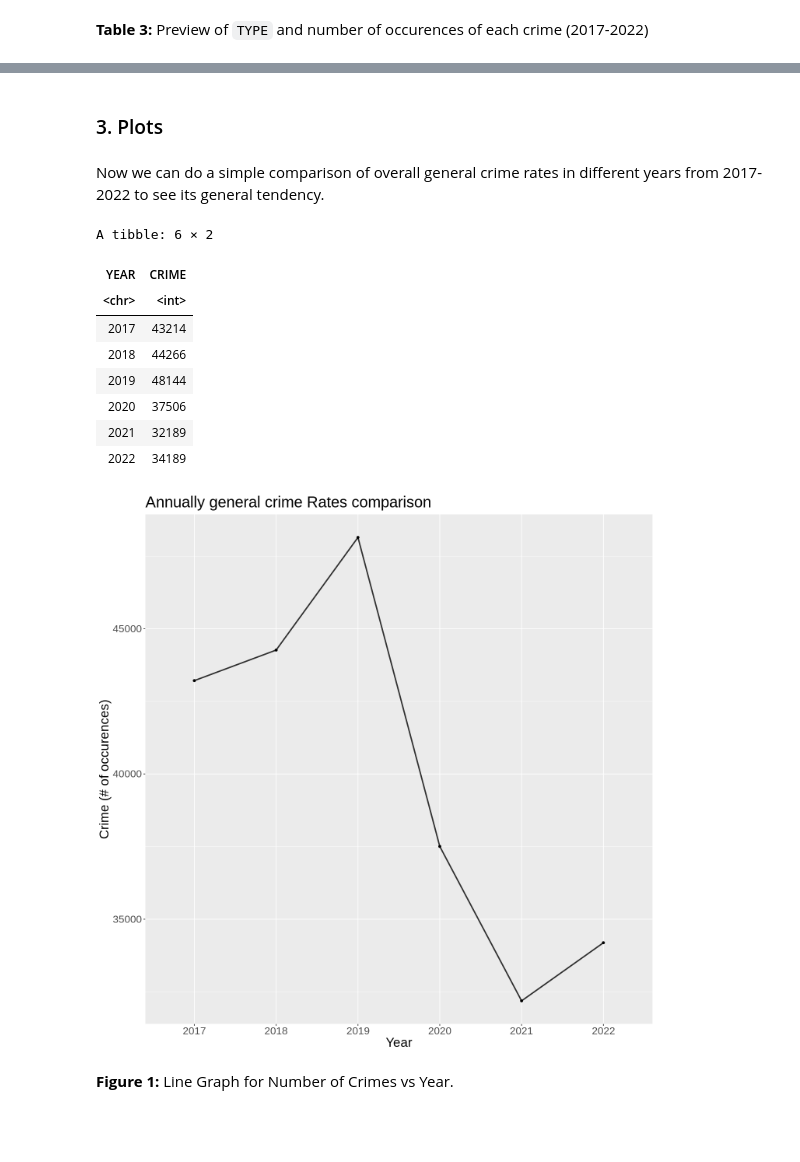
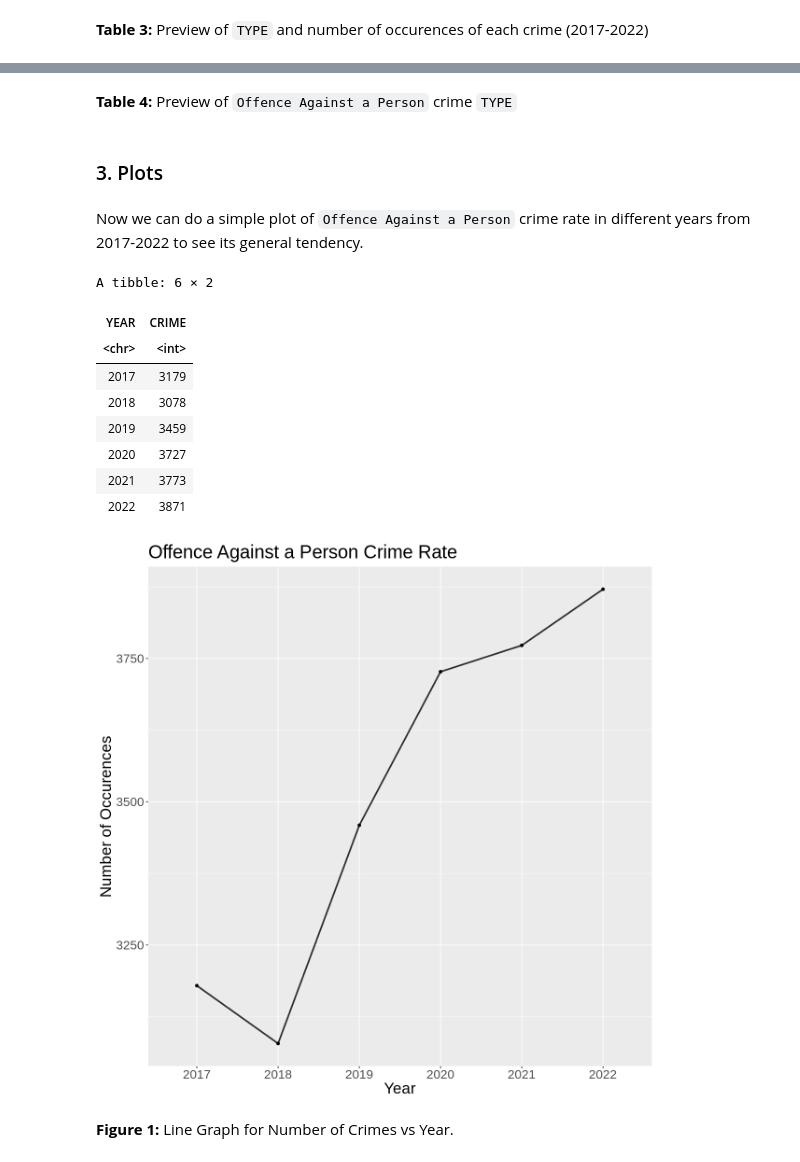
Before and after one commit to Rz02/stat201_2022w2_group_06_project, a Jupyter notebook: crime_rate_comparison.ipynb, the cells around one changed output, grey strips where cells are left out. Saved outputs shown, nothing was run; the diff lists cells and outputs as text; code cells hidden in the pictures; blank space fills up the shorter version.

Commit message:
Changing everything again FML

```diff
--- a/crime_rate_comparison.ipynb
+++ b/crime_rate_comparison.ipynb
@@ -148,7 +118,0 @@ Here we can see that we have 11 different categories for crime with the most occ
-# %%
-# Filtering and Mutating Theft
-crime <- crime %>%
-        filter((TYPE == "Other Theft" | TYPE == "Theft from Vehicle" | TYPE == "Theft of Bicycle" | TYPE == "Theft of Vehicle")) %>%
-        select(TYPE, YEAR)
-
-(crime)
@@ -174,0 +119,6 @@ A data.frame: 81523 × 2
+# %%
+# Filtering `Type`
+crime <- crime %>%
+        filter((TYPE == "Offence Against a Person"))
+
+head(crime)
@@ -175,35 +135,39 @@ A data.frame: 81523 × 2
+# %% [markdown]
+**Table 4:** Preview of `Offence Against a Person` crime `TYPE`
 # %% [markdown]
 ### 3. Plots
 # %% [markdown]
-Now we can do a simple comparison of overall general crime rates in different years from 2017-2022 to see its general tendency.
+Now we can do a simple plot of `Offence Against a Person` crime rate in different years from 2017-2022 to see its general tendency.
 # %%
 # Group Data by YEAR
-annual_general_crime <- crime %>%
+annual_offence_crime <- crime %>%
                group_by(YEAR) %>%
                summarise(CRIME = n())
 
 # Plot Annual Crime Data vs. Year
-annual_general_crime_plot <- annual_general_crime %>%
+annual_offence_crime_plot <- annual_offence_crime %>%
                ggplot(aes(x = YEAR, y = CRIME, group = 1)) +
                geom_line(size = 1, alpha = 0.8) +
                geom_point() +
-               ggtitle("Annually general crime Rates comparison") +
-               labs(x = "Year", y = "Crime (# of occurences)") +
+               ggtitle("Offence Against a Person Crime Rate") +
+               labs(x = "Year", y = "Number of Occurences") +
                theme(text = element_text(size = 20))
 
-annual_general_crime
-annual_general_crime_plot
+options(repr.plot.width = 10, repr.plot.height = 10)
+
+annual_offence_crime
+annual_offence_crime_plot
 # %% [output]
 A tibble: 6 × 2
 | YEAR | CRIME |
 | <chr> | <int> |
-| 2017 | 43214 |
-| 2018 | 44266 |
-| 2019 | 48144 |
-| 2020 | 37506 |
-| 2021 | 32189 |
-| 2022 | 34189 |
+| 2017 | 3179 |
+| 2018 | 3078 |
+| 2019 | 3459 |
+| 2020 | 3727 |
+| 2021 | 3773 |
+| 2022 | 3871 |
-[figure, old version]
+[figure, new version]
 # %% [markdown]
 **Figure 1:** Line Graph for Number of Crimes vs Year.
 # %% [markdown]
```
Also changed, not shown: parts of 7 cells of this notebook.
